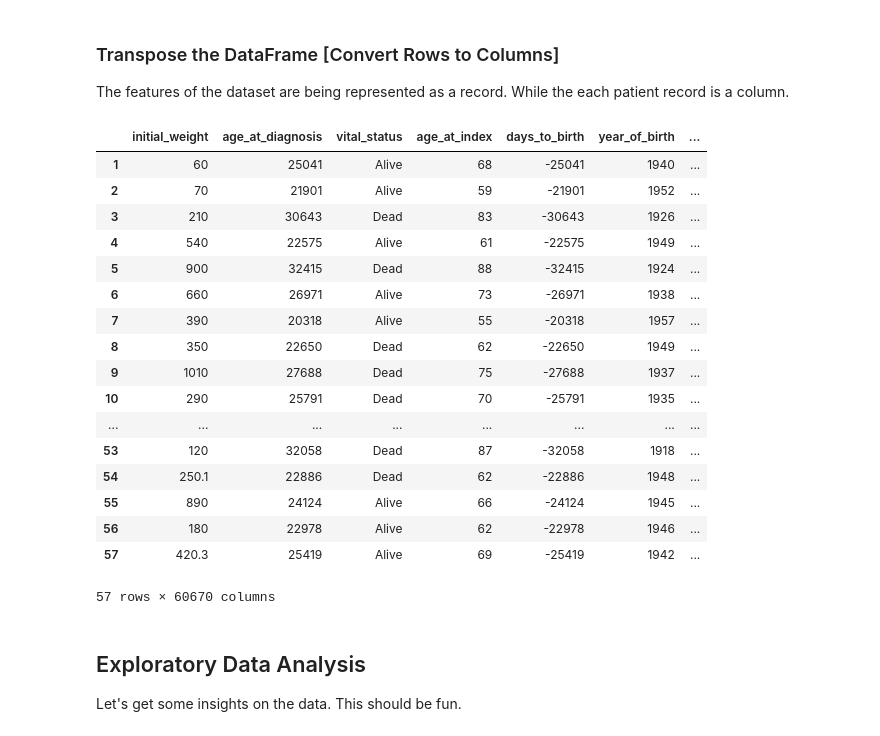
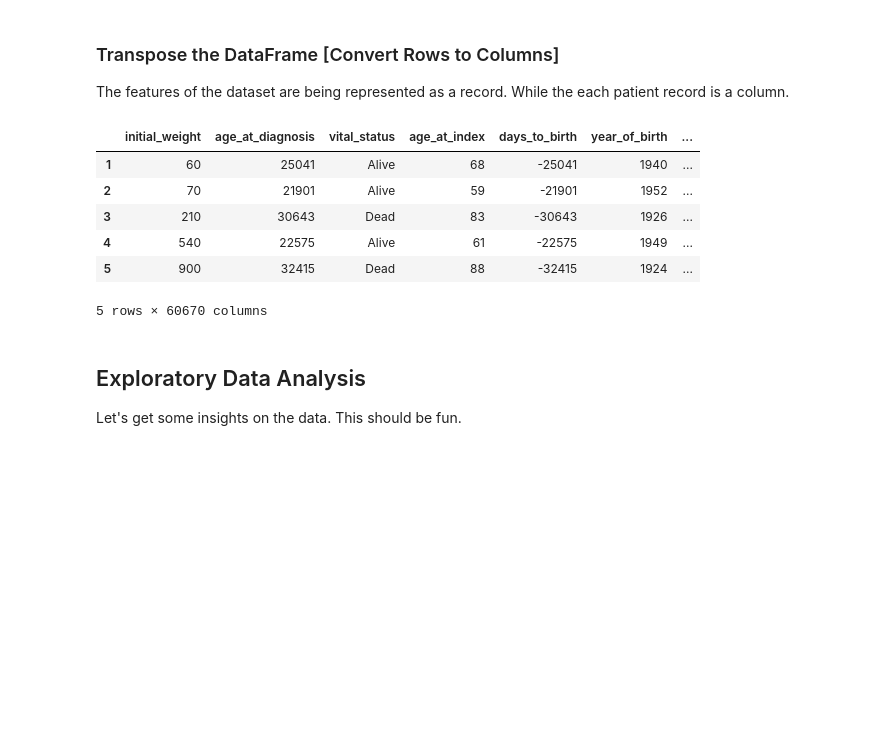
Before and after one commit to Inyrkz/cancer-survival-prediction, a Jupyter notebook: cancer_survival_rate.ipynb, the cells around one changed output. Drawn from its saved outputs; the diff is of its cells as text; code cells hidden in the pictures; blank space fills up the shorter version.

```diff
--- a/cancer_survival_rate.ipynb
+++ b/cancer_survival_rate.ipynb
@@ -35,33 +35,22 @@ The features of the dataset are being represented as a record. While the each pa
 # %%
 df = df.T
 
 # reset the index
 df.reset_index(inplace=True)
 
 # set the column names
 df.columns = df.iloc[0]
 # remove the first column. It contains the column names
 df.drop([0], axis=0, inplace=True)
-df
+df.head()
 # %% [output]
 |  | initial_weight | age_at_diagnosis | vital_status | age_at_index | days_to_birth | year_of_birth | ... |
 | 1 | 60 | 25041 | Alive | 68 | -25041 | 1940 | ... |
 | 2 | 70 | 21901 | Alive | 59 | -21901 | 1952 | ... |
 | 3 | 210 | 30643 | Dead | 83 | -30643 | 1926 | ... |
 | 4 | 540 | 22575 | Alive | 61 | -22575 | 1949 | ... |
 | 5 | 900 | 32415 | Dead | 88 | -32415 | 1924 | ... |
-| 6 | 660 | 26971 | Alive | 73 | -26971 | 1938 | ... |
-| 7 | 390 | 20318 | Alive | 55 | -20318 | 1957 | ... |
-| 8 | 350 | 22650 | Dead | 62 | -22650 | 1949 | ... |
-| 9 | 1010 | 27688 | Dead | 75 | -27688 | 1937 | ... |
-| 10 | 290 | 25791 | Dead | 70 | -25791 | 1935 | ... |
-| ... | ... | ... | ... | ... | ... | ... | ... |
-| 53 | 120 | 32058 | Dead | 87 | -32058 | 1918 | ... |
-| 54 | 250.1 | 22886 | Dead | 62 | -22886 | 1948 | ... |
-| 55 | 890 | 24124 | Alive | 66 | -24124 | 1945 | ... |
-| 56 | 180 | 22978 | Alive | 62 | -22978 | 1946 | ... |
-| 57 | 420.3 | 25419 | Alive | 69 | -25419 | 1942 | ... |
-57 rows × 60670 columns
+5 rows × 60670 columns
 # %% [markdown]
 ## Exploratory Data Analysis
 
```
Also changed, not shown: 1 other file.
